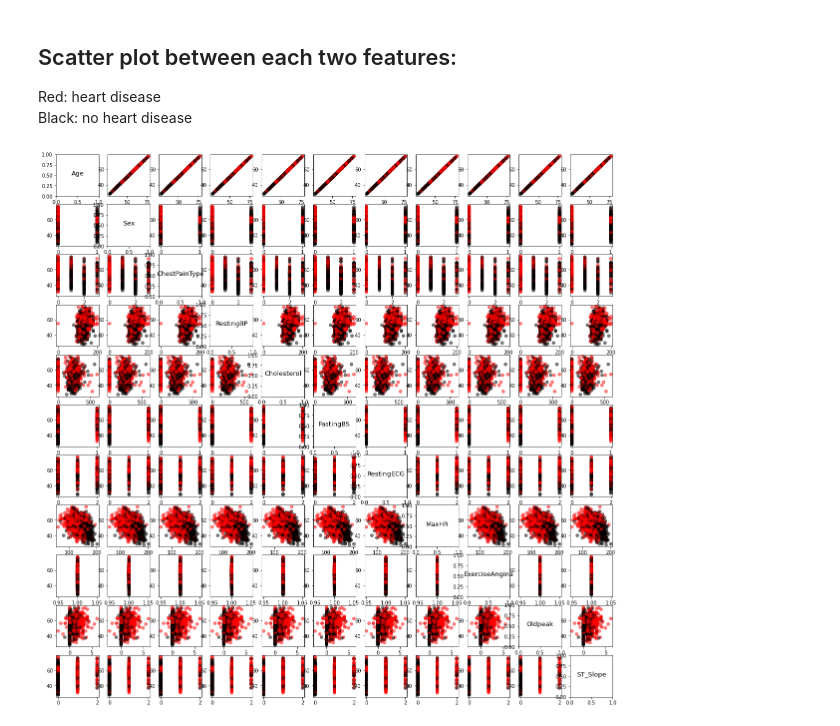
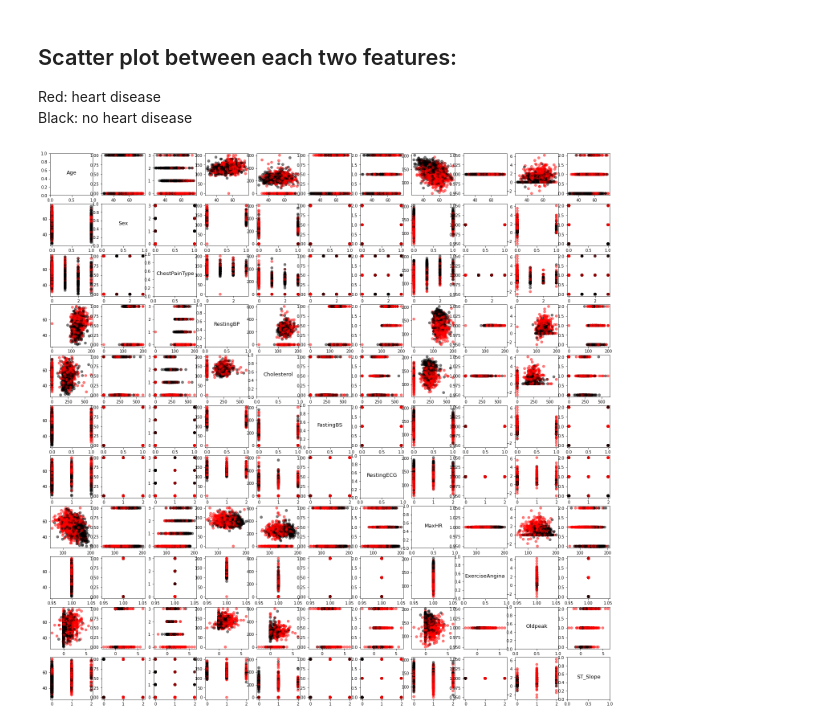
Before and after one commit to Lukas-Xue/Heart-Failure-Prediction, a Jupyter notebook: code/preprocess.ipynb, the cells around one changed output. Saved outputs shown, nothing was run; the diff lists cells and outputs as text; code cells hidden in the pictures.

```diff
--- a/code/preprocess.ipynb
+++ b/code/preprocess.ipynb
@@ -147,16 +147,16 @@ Red: heart disease\
 # %%
 columns = data.columns
 count = 1
 n = len(columns)-1
-plt.subplots(figsize=(20,20))
+plt.subplots(figsize=(25,25))
 colors = {0: 'black', 1: 'red'}
 for i in range(n):
   for j in range(n):
     plt.subplot(n,n,count)
     count+=1
     if i == j:
       plt.text(0.5, 0.5, columns[i],fontsize=13, ha='center')
     else:
-      plt.scatter(data[columns[i]], data['Age'], c = data['HeartDisease'].map(colors),  alpha=0.5)
+      plt.scatter(data[columns[i]], data[columns[j]], c = data['HeartDisease'].map(colors),  alpha=0.5)
 # %% [output]
-[figure, old version]
+[figure, new version]
```
